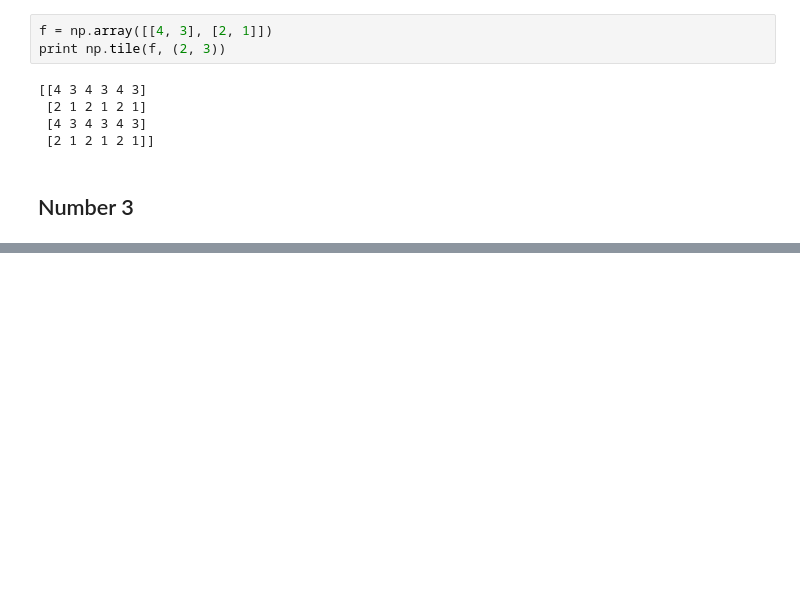
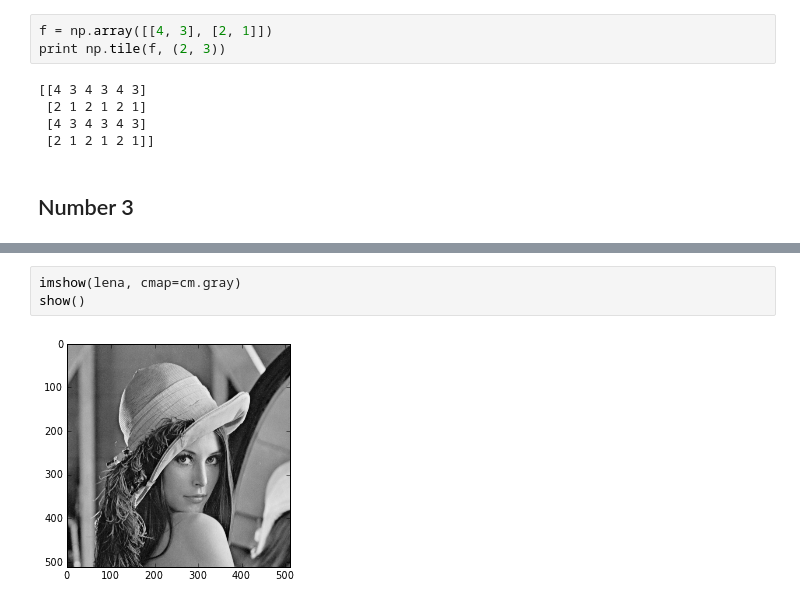
Before and after one commit to ewjohnst/PHYS202-S13, a Jupyter notebook: Week2/NumpyEx1.ipynb, the cells around one changed output, grey strips where cells are left out. Saved outputs shown, nothing was run; the diff lists cells and outputs as text; blank space fills up the shorter version.

```diff
--- a/Week2/NumpyEx1.ipynb
+++ b/Week2/NumpyEx1.ipynb
@@ -90,0 +193,5 @@ SyntaxError: invalid syntax (<ipython-input-39-dbfd809a1e1e>, line 2)
+# %%
+imshow(lena, cmap=cm.gray)
+show()
+# %% [output]
+[figure, added]
```
Also changed, not shown: parts of 31 cells of this notebook.
